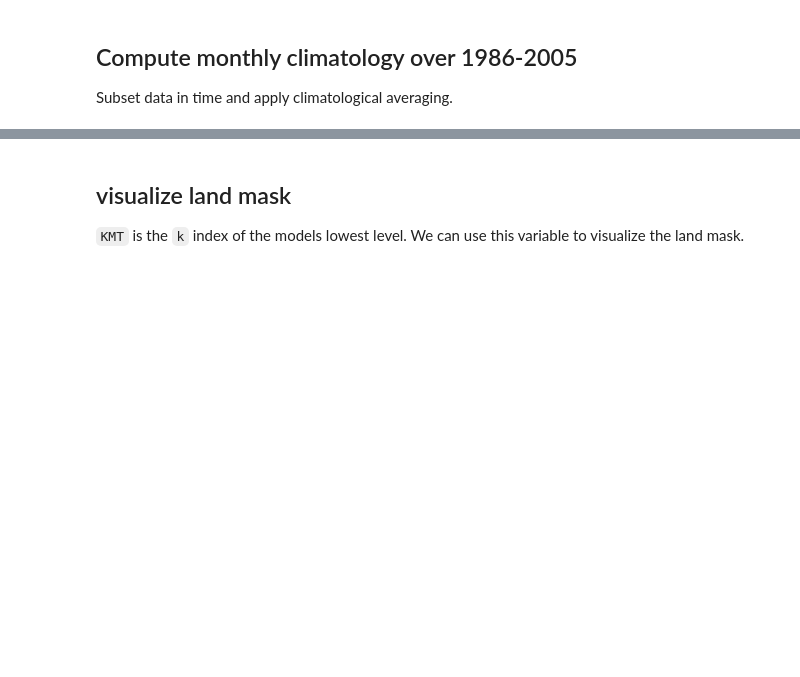
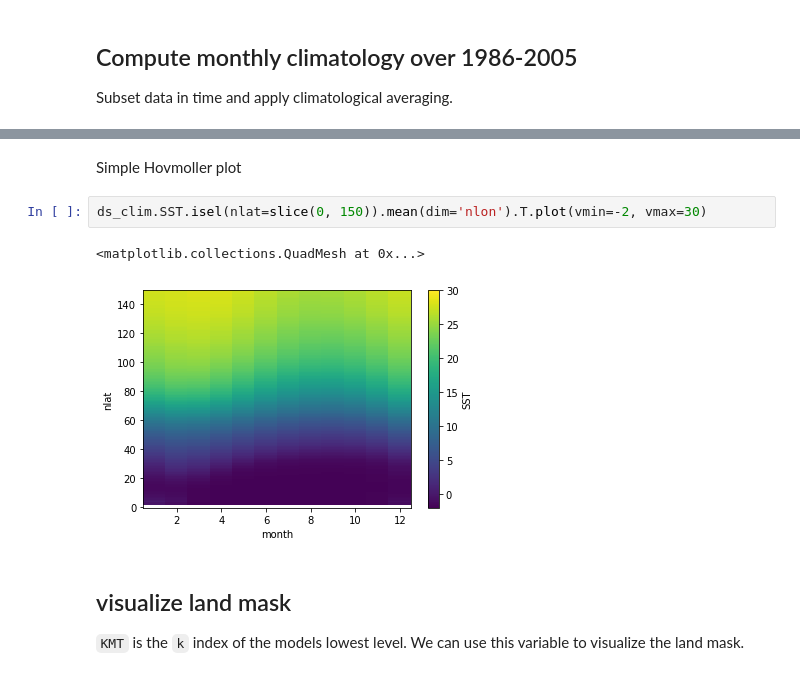
Before and after one commit to matt-long/krill-cesm-le, a Jupyter notebook: notebooks/cesm-le-initial-look.ipynb, the cells around one changed output, grey strips where cells are left out. Saved outputs shown, nothing was run; the diff lists cells and outputs as text; blank space fills up the shorter version.

```diff
--- a/notebooks/cesm-le-initial-look.ipynb
+++ b/notebooks/cesm-le-initial-look.ipynb
@@ -108,3 +124,10 @@ KeyboardInterrupt:
+# %% [markdown]
+Simple Hovmoller plot
+# %%
+ds_clim.SST.isel(nlat=slice(0, 150)).mean(dim='nlon').T.plot(vmin=-2, vmax=30)
+# %% [output]
+<matplotlib.collections.QuadMesh at 0x...>
+[figure, added]
 # %% [markdown]
 ## visualize land mask
 
```
Also changed, not shown: parts of 14 cells of this notebook.
